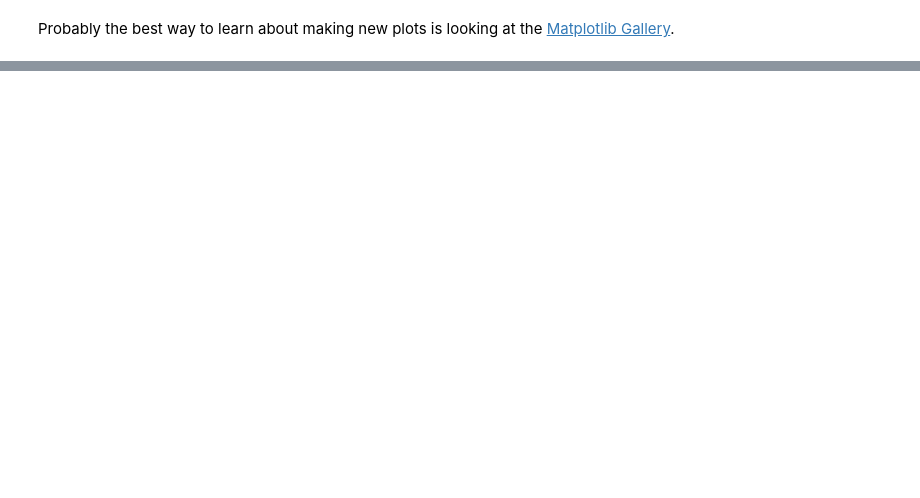
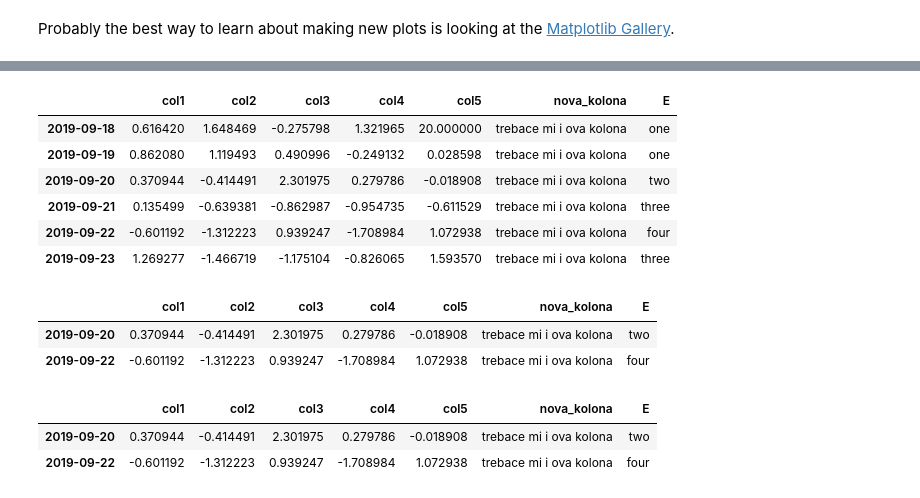
Before and after one commit to milicag/unibl_radionica, a Jupyter notebook: sveske/dan2_3.ipynb, the cells around one changed output, grey strips where cells are left out. Saved outputs shown, nothing was run; the diff lists cells and outputs as text; code cells hidden in the pictures; blank space fills up the shorter version.

```diff
--- a/sveske/dan2_3.ipynb
+++ b/sveske/dan2_3.ipynb
@@ -1661,0 +487,3 @@ See Gotchas as well.
+# %%
+df1 = pd.DataFrame(np.random.randn(6, 5), index=dates, columns=['col1','col2','col3', 'col4','col5'])
+df1
@@ -1661,0 +689,3 @@ See Gotchas as well.
+# %%
+df1.loc[dates[0], 'col5'] = 10
+df1
@@ -1661,0 +700,3 @@ See Gotchas as well.
+# %%
+df1.at[dates[0], 'col5'] = 20
+df1
@@ -1661,0 +711,3 @@ See Gotchas as well.
+# %%
+df1["nova_kolona"] = 'trebace mi i ova kolona'
+df1
@@ -1661,0 +791,24 @@ See Gotchas as well.
+# %%
+df1['E'] = ['one', 'one', 'two', 'three', 'four', 'three']
+df1
+# %% [output]
+|  | col1 | col2 | col3 | col4 | col5 | nova_kolona | E |
+| 2019-09-18 | 0.616420 | 1.648469 | -0.275798 | 1.321965 | 20.000000 | trebace mi i ova kolona | one |
+| 2019-09-19 | 0.862080 | 1.119493 | 0.490996 | -0.249132 | 0.028598 | trebace mi i ova kolona | one |
+| 2019-09-20 | 0.370944 | -0.414491 | 2.301975 | 0.279786 | -0.018908 | trebace mi i ova kolona | two |
+| 2019-09-21 | 0.135499 | -0.639381 | -0.862987 | -0.954735 | -0.611529 | trebace mi i ova kolona | three |
+| 2019-09-22 | -0.601192 | -1.312223 | 0.939247 | -1.708984 | 1.072938 | trebace mi i ova kolona | four |
+| 2019-09-23 | 1.269277 | -1.466719 | -1.175104 | -0.826065 | 1.593570 | trebace mi i ova kolona | three |
+# %%
+df1[df1['E'].isin(['two', 'four'])]
+# %% [output]
+|  | col1 | col2 | col3 | col4 | col5 | nova_kolona | E |
+| 2019-09-20 | 0.370944 | -0.414491 | 2.301975 | 0.279786 | -0.018908 | trebace mi i ova kolona | two |
+| 2019-09-22 | -0.601192 | -1.312223 | 0.939247 | -1.708984 | 1.072938 | trebace mi i ova kolona | four |
+# %%
+# isto kao prethodna celija
+df1.loc[(df1['E'] == 'two') | (df1['E'] == 'four')]
+# %% [output]
+|  | col1 | col2 | col3 | col4 | col5 | nova_kolona | E |
+| 2019-09-20 | 0.370944 | -0.414491 | 2.301975 | 0.279786 | -0.018908 | trebace mi i ova kolona | two |
+| 2019-09-22 | -0.601192 | -1.312223 | 0.939247 | -1.708984 | 1.072938 | trebace mi i ova kolona | four |
```
Also changed, not shown: parts of 80 cells of this notebook, 3 other files.
